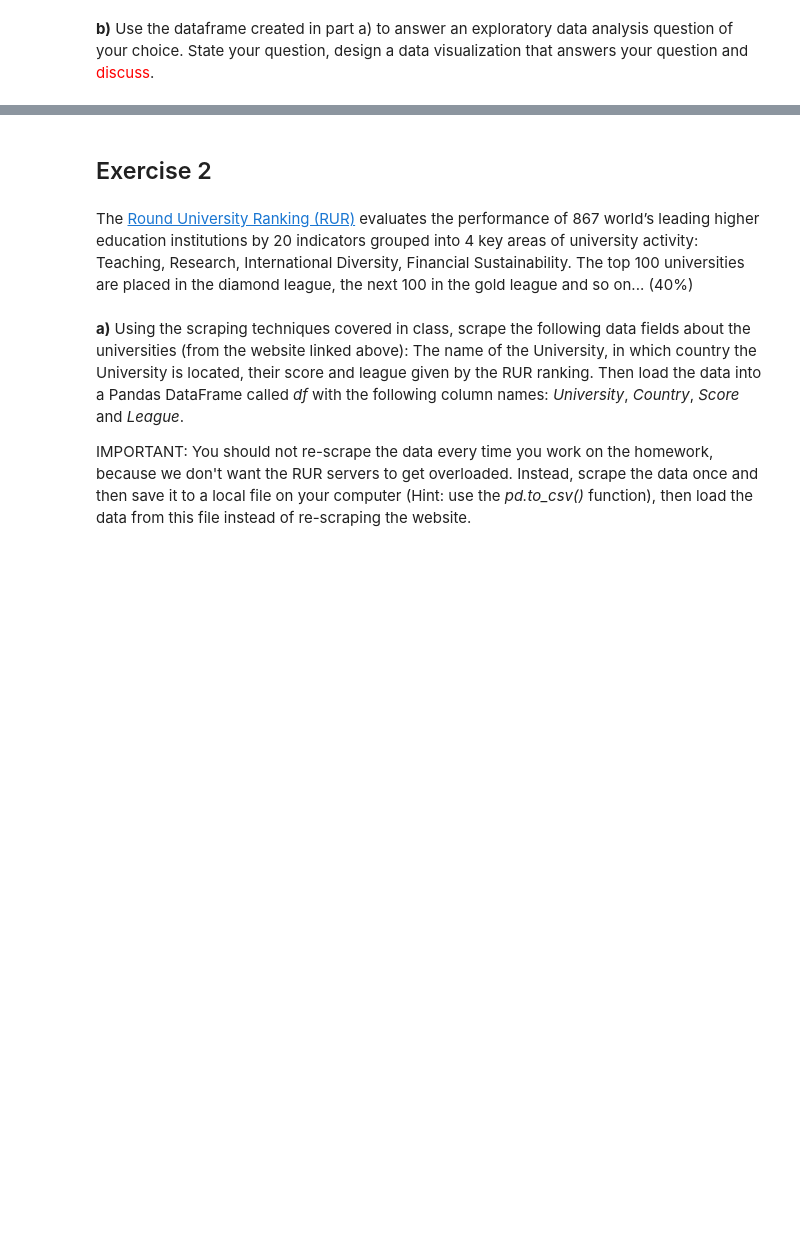
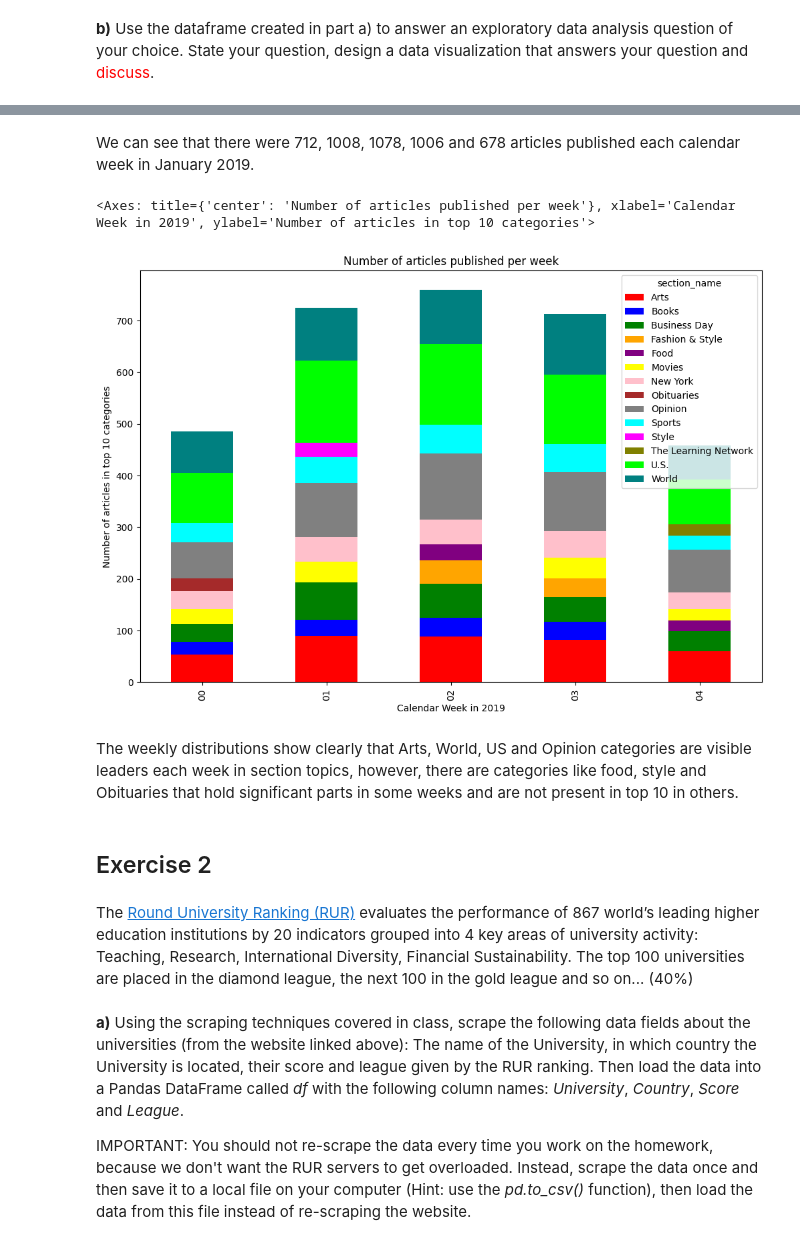
Before and after one commit to ntatrishvili/Webscraping, a Jupyter notebook: HW02.ipynb, the cells around one changed output, grey strips where cells are left out. Drawn from its saved outputs; the diff is of its cells as text; code cells hidden in the pictures; blank space fills up the shorter version.

```diff
--- a/HW02.ipynb
+++ b/HW02.ipynb
@@ -72,12 +96,20 @@ Plot how many articles were published for each section weekly. Filter by top 10
+# %% [markdown]
+We can see that there were 712, 1008, 1078, 1006 and 678 articles published each calendar week in January 2019.
 # %%
-df.groupby([df['pub_date'].dt.strftime('%W'),'section_name']).size().unstack().apply(lambda x: x.nlargest(10), axis=1).plot(
+nytimes_data.groupby([nytimes_data['pub_date'].dt.strftime('%W'),'section_name']).size().unstack().apply(lambda x: x.nlargest(10), axis=1).plot(
     kind='bar',
     stacked=True,
     title='Number of articles published per week',
     xlabel='Calendar Week in 2019',
-    ylabel='Number of articles',
-    figsize=(12,8)
+    ylabel='Number of articles in top 10 categories',
+    figsize=(12,8),
+    color=['red', 'blue', 'green', 'orange', 'purple', 'yellow', 'pink', 'brown', 'gray', 'cyan', 'magenta', 'olive', 'lime', 'teal', 'aqua', 'lime', 'maroon']
 )
+# %% [output]
+<Axes: title={'center': 'Number of articles published per week'}, xlabel='Calendar Week in 2019', ylabel='Number of articles in top 10 categories'>
+[figure, added]
+# %% [markdown]
+The weekly distributions show clearly that Arts, World, US and Opinion categories are visible leaders each week in section topics, however, there are categories like food,  style and Obituaries that hold significant parts in some weeks and are not present in top 10 in others.
 # %% [markdown]
 ## Exercise 2
 # %% [markdown]
```
Also changed, not shown: parts of 50 cells of this notebook, 4 other files.
